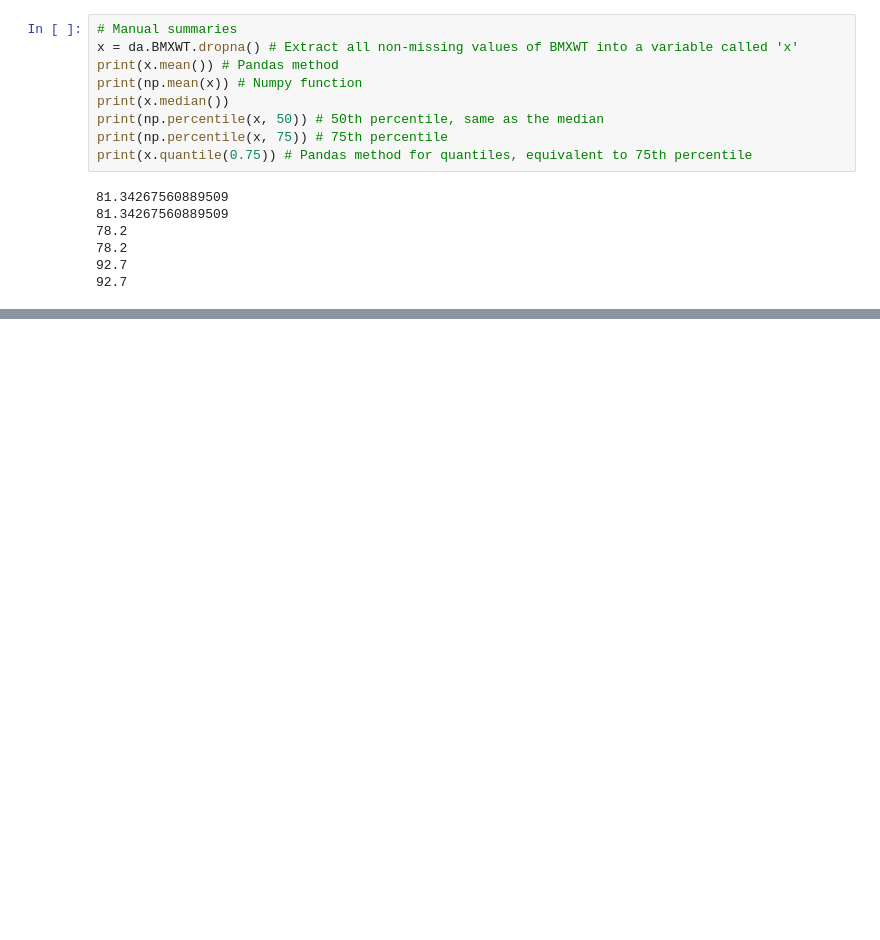
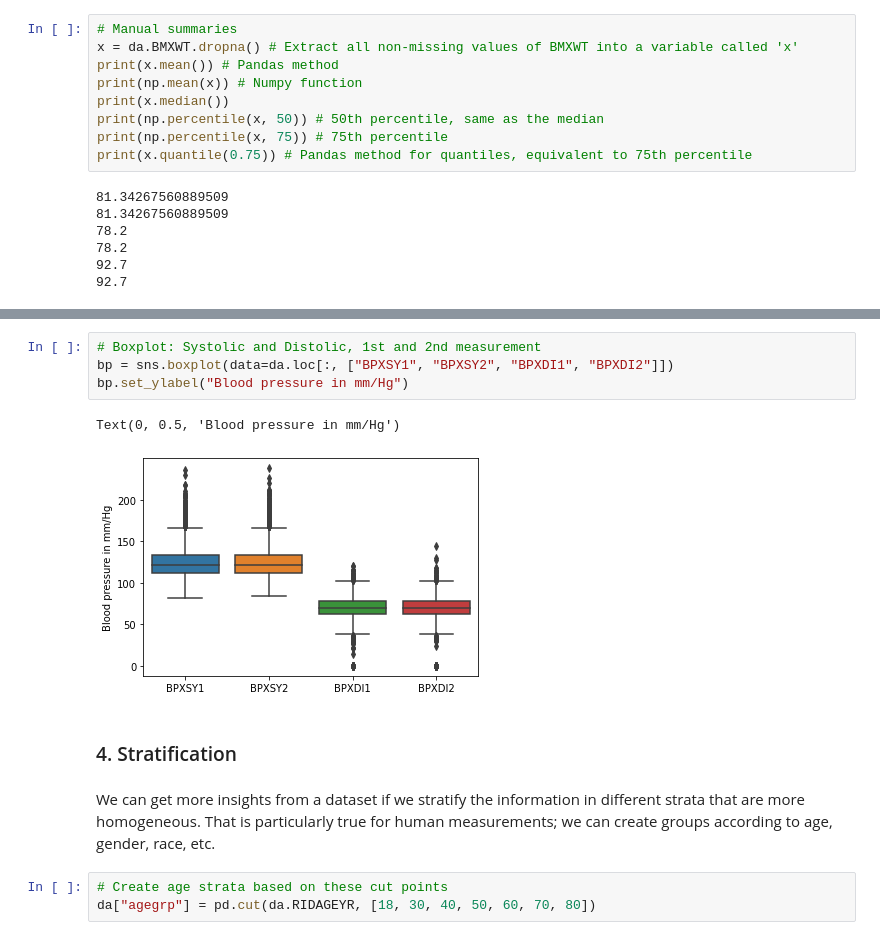
Before and after one commit to mxagar/statistics_with_python_coursera, a Jupyter notebook: 01_Visualization/lab/03_CaseStudy_NHANES.ipynb, the cells around one changed output, grey strips where cells are left out. Saved outputs shown, nothing was run; the diff lists cells and outputs as text; blank space fills up the shorter version.

Commit message:
nhanes dataset case study

```diff
--- a/01_Visualization/lab/03_CaseStudy_NHANES.ipynb
+++ b/01_Visualization/lab/03_CaseStudy_NHANES.ipynb
@@ -142,0 +199,14 @@ print(x.quantile(0.75)) # Pandas method for quantiles, equivalent to 75th percen
+# %%
+# Boxplot: Systolic and Distolic, 1st and 2nd measurement
+bp = sns.boxplot(data=da.loc[:, ["BPXSY1", "BPXSY2", "BPXDI1", "BPXDI2"]])
+bp.set_ylabel("Blood pressure in mm/Hg")
+# %% [output]
+Text(0, 0.5, 'Blood pressure in mm/Hg')
+[figure, added]
+# %% [markdown]
+### 4. Stratification
+# %% [markdown]
+We can get more insights from a dataset if we stratify the information in different strata that are more homogeneous. That is particularly true for human measurements; we can create groups according to age, gender, race, etc.
+# %%
+# Create age strata based on these cut points
+da["agegrp"] = pd.cut(da.RIDAGEYR, [18, 30, 40, 50, 60, 70, 80])
```
Also changed, not shown: parts of 20 cells of this notebook.
